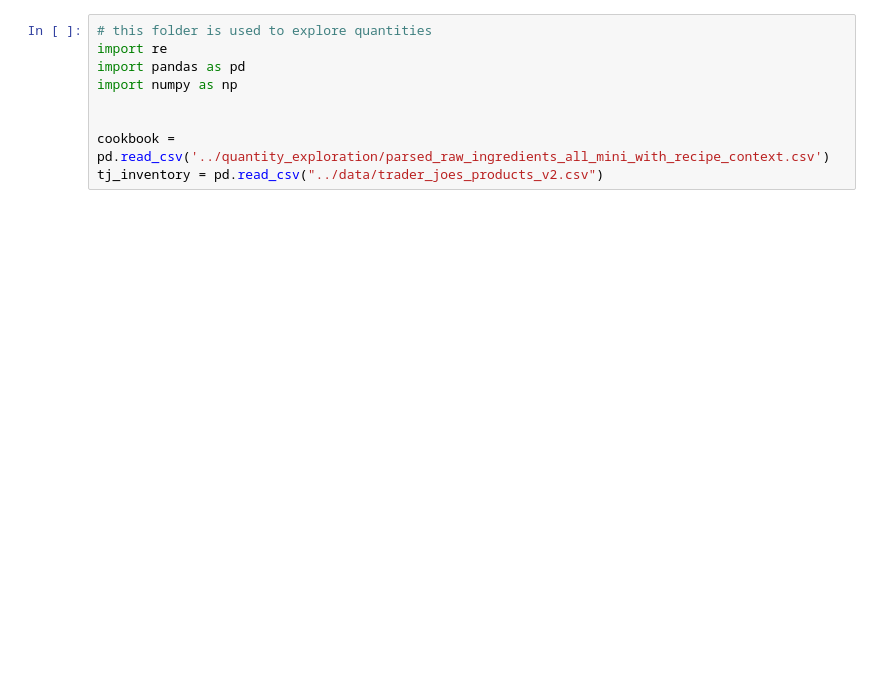
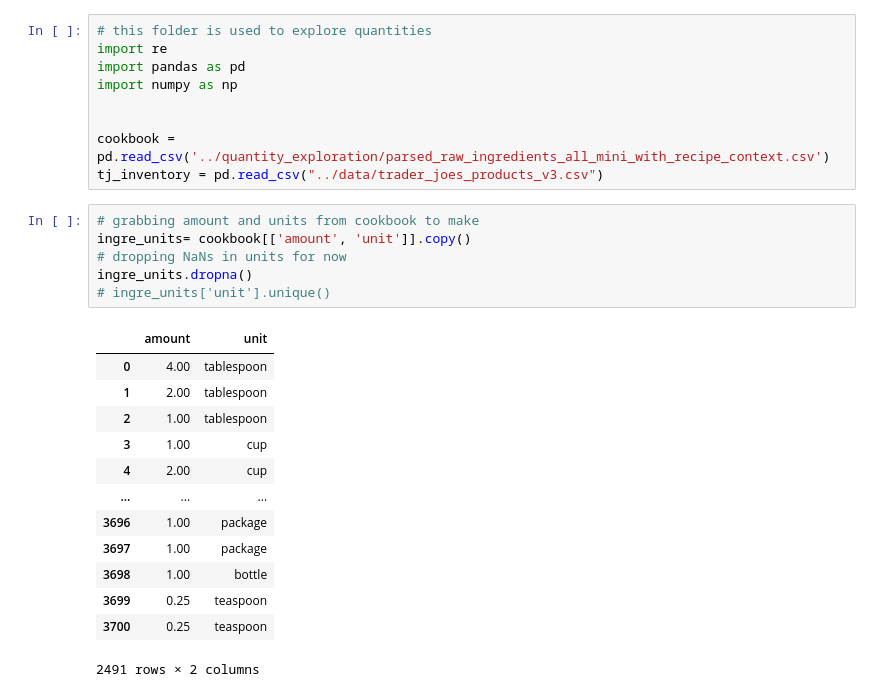
Before and after one commit to btschmid95/team-no-food-waste-for-you, a Jupyter notebook: quantity_exploration/quantity.ipynb, the cells around one changed output. Cells and saved outputs as stored; diff of their text form; blank space fills up the shorter version.

```diff
--- a/quantity_exploration/quantity.ipynb
+++ b/quantity_exploration/quantity.ipynb
@@ -6,4 +6,24 @@ import numpy as np
 
 
 cookbook = pd.read_csv('../quantity_exploration/parsed_raw_ingredients_all_mini_with_recipe_context.csv')
-tj_inventory = pd.read_csv("../data/trader_joes_products_v2.csv")
+tj_inventory = pd.read_csv("../data/trader_joes_products_v3.csv")
+# %%
+# grabbing amount and units from cookbook to make
+ingre_units= cookbook[['amount', 'unit']].copy()
+# dropping NaNs in units for now
+ingre_units.dropna()
+# ingre_units['unit'].unique()
+# %% [output]
+|  | amount | unit |
+| 0 | 4.00 | tablespoon |
+| 1 | 2.00 | tablespoon |
+| 2 | 1.00 | tablespoon |
+| 3 | 1.00 | cup |
+| 4 | 2.00 | cup |
+| ... | ... | ... |
+| 3696 | 1.00 | package |
+| 3697 | 1.00 | package |
+| 3698 | 1.00 | bottle |
+| 3699 | 0.25 | teaspoon |
+| 3700 | 0.25 | teaspoon |
+2491 rows × 2 columns
```
Also changed, not shown: parts of 31 cells of this notebook, 1 other file.
